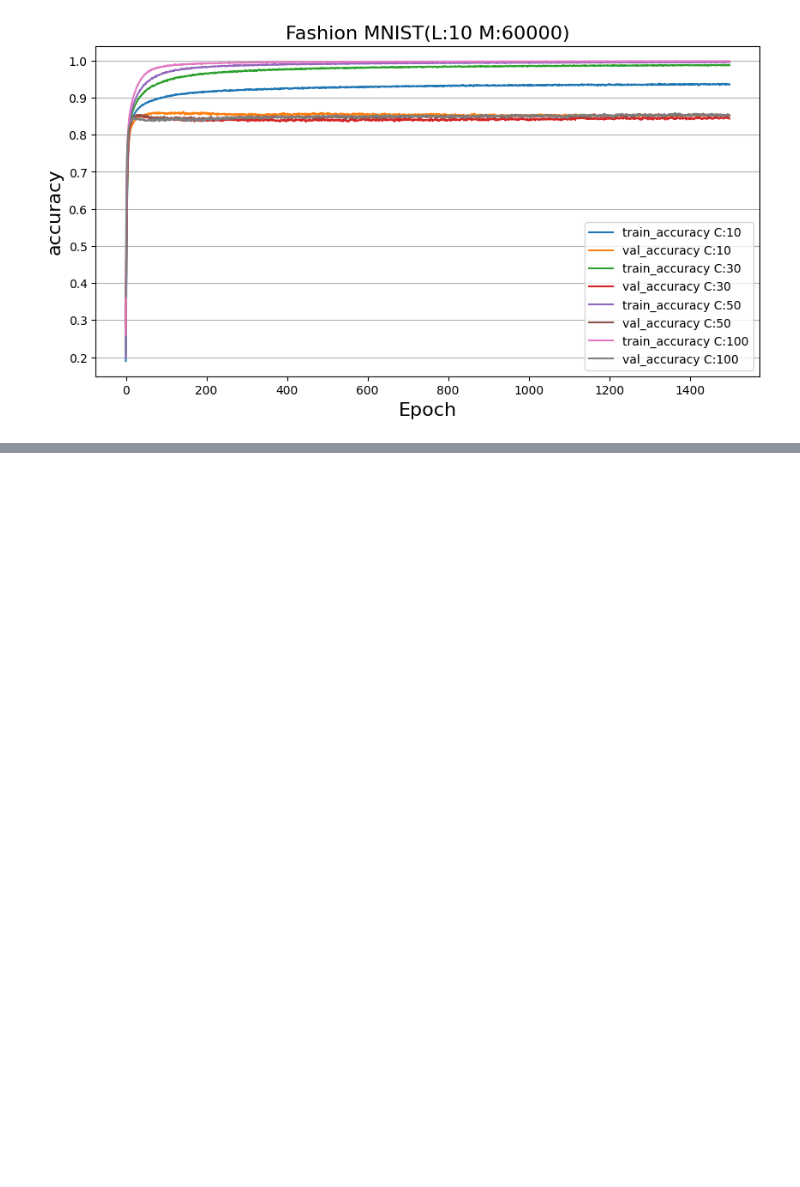
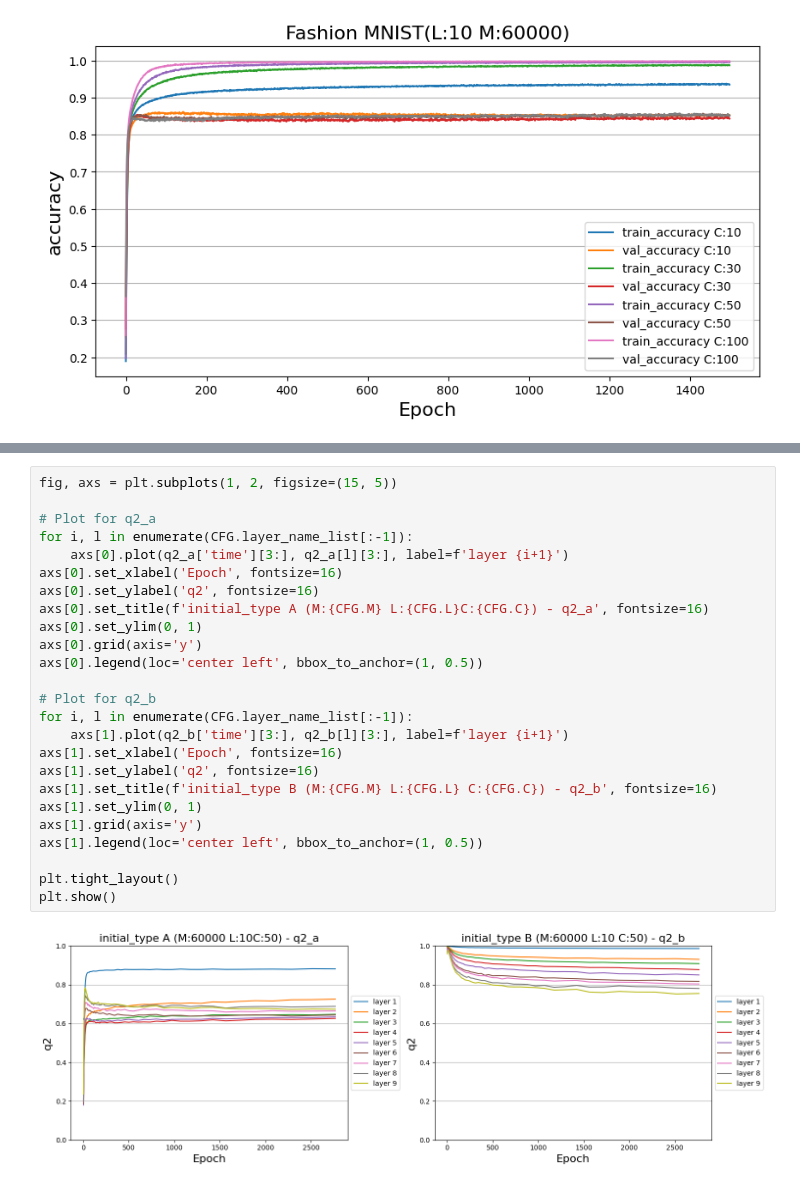
Before and after one commit to yusukeorito/Master_research, a Jupyter notebook: exp011/notebooks/Exp011_result001.ipynb, the cells around one changed output, grey strips where cells are left out. Saved outputs shown, nothing was run; the diff lists cells and outputs as text; blank space fills up the shorter version.

```diff
--- a/exp011/notebooks/Exp011_result001.ipynb
+++ b/exp011/notebooks/Exp011_result001.ipynb
@@ -163,0 +213,27 @@ ax.grid(axis='y')
+# %%
+fig, axs = plt.subplots(1, 2, figsize=(15, 5))
+
+# Plot for q2_a
+for i, l in enumerate(CFG.layer_name_list[:-1]):
+    axs[0].plot(q2_a['time'][3:], q2_a[l][3:], label=f'layer {i+1}')
+axs[0].set_xlabel('Epoch', fontsize=16)
+axs[0].set_ylabel('q2', fontsize=16)
+axs[0].set_title(f'initial_type A (M:{CFG.M} L:{CFG.L}C:{CFG.C}) - q2_a', fontsize=16)
+axs[0].set_ylim(0, 1)
+axs[0].grid(axis='y')
+axs[0].legend(loc='center left', bbox_to_anchor=(1, 0.5))
+
+# Plot for q2_b
+for i, l in enumerate(CFG.layer_name_list[:-1]):
+    axs[1].plot(q2_b['time'][3:], q2_b[l][3:], label=f'layer {i+1}')
+axs[1].set_xlabel('Epoch', fontsize=16)
+axs[1].set_ylabel('q2', fontsize=16)
+axs[1].set_title(f'initial_type B (M:{CFG.M} L:{CFG.L} C:{CFG.C}) - q2_b', fontsize=16)
+axs[1].set_ylim(0, 1)
+axs[1].grid(axis='y')
+axs[1].legend(loc='center left', bbox_to_anchor=(1, 0.5))
+
+plt.tight_layout()
+plt.show()
+# %% [output]
+[figure, added]
```
Also changed, not shown: parts of 15 cells of this notebook.
